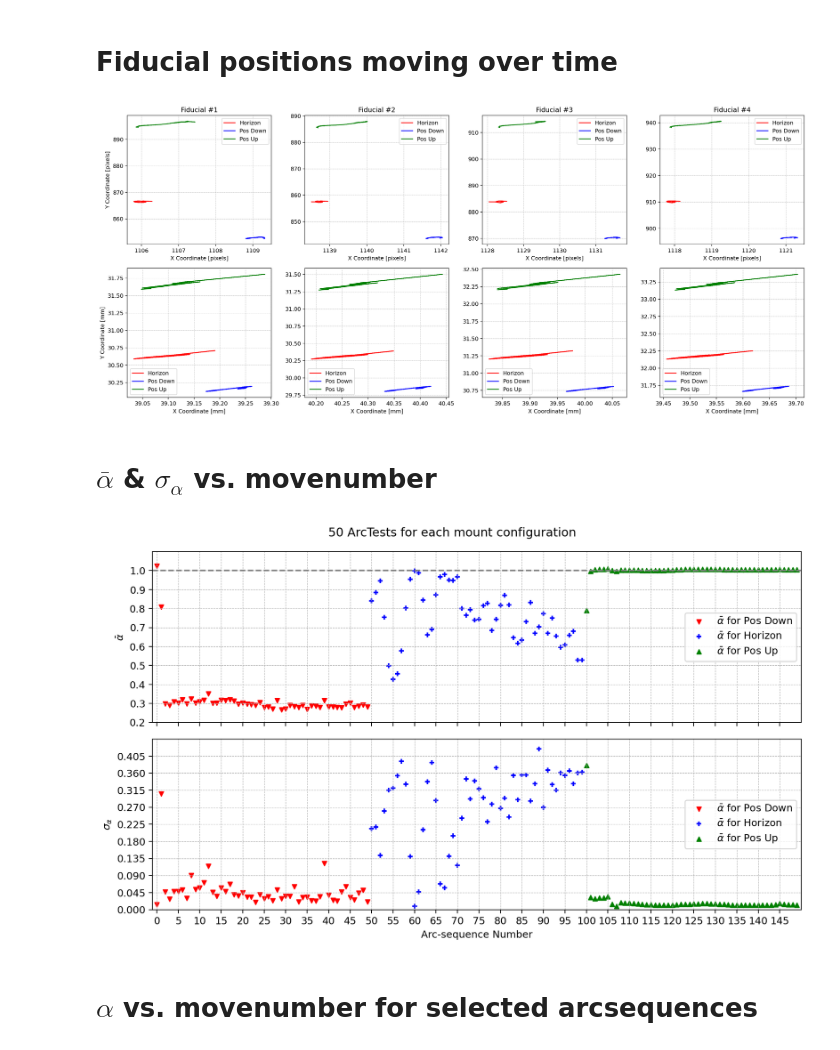
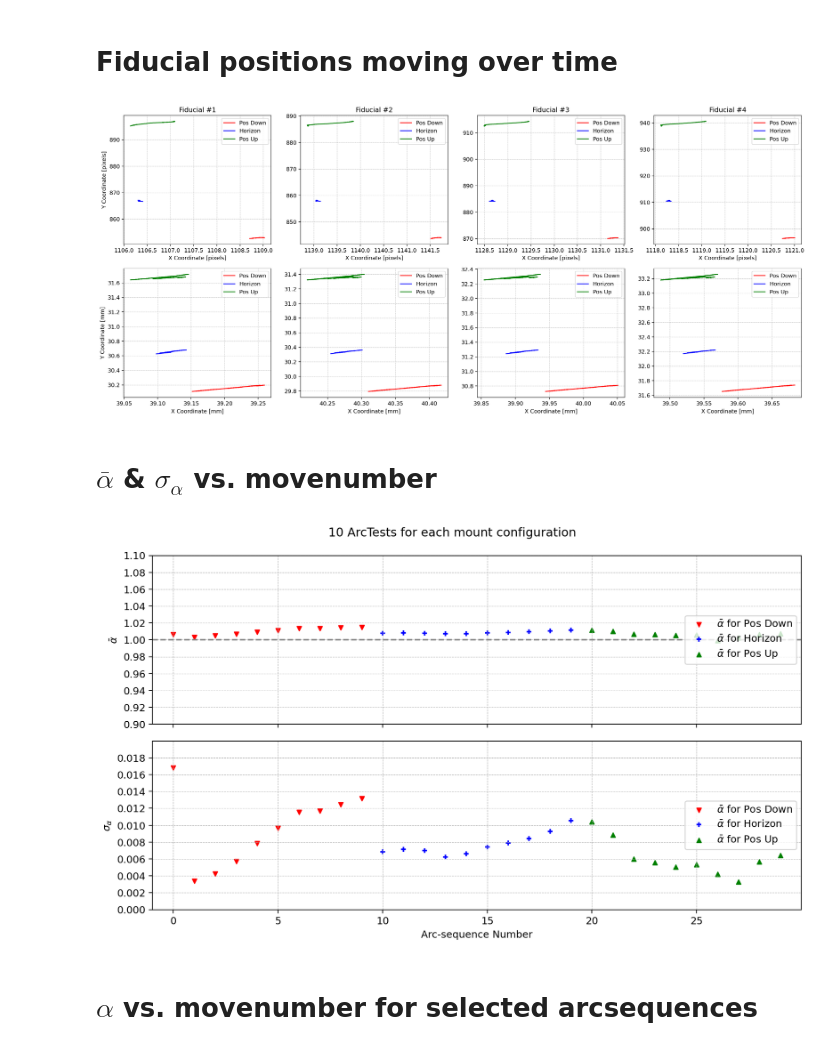
Before and after one commit to SSantosLab/DESI-QA, a Jupyter notebook: calib/Figures of Merit - long-arc tests.ipynb, the cells around one changed output. Saved outputs shown, nothing was run; the diff lists cells and outputs as text; code cells hidden in the pictures.

Commit message:
Database with 10ArcTheta test, figures from test included

```diff
--- a/calib/Figures of Merit - long-arc tests.ipynb
+++ b/calib/Figures of Merit - long-arc tests.ipynb
@@ -14,7 +14,7 @@ import find_center as fc
 from spotfinder import spotfinder
 from xylib import calc_movetables as cm
 
-figPath = '/home/msdos/DESI-QA/output/figures/LinPhiTests/50ArcTest/'
+figPath = '/home/msdos/DESI-QA/output/figures/LinPhiTests/10ArcThetaTest/'
 # %% [markdown]
 # Defining pertinent functions
 # %%
@@ -321,7 +321,7 @@ def getMeans(df,label='Alpha'):
 # %% [markdown]
 # Importing the database with relevant timestamps
 # %%
-testStart = np.datetime64('2023-06-27 10:40:00')
+testStart = np.datetime64('2023-06-28 16:46:00')
 testFinish = testStart + np.timedelta64(1,"h")
 # %%
 # Importing different databases
@@ -461,7 +461,7 @@ plt.show()
 # Fiducial positions moving over time
 # %%
 fid_index_start = 17
-MountConfigs = np.unique(df['Mount Configuration'])
+
 colors = ['red','blue','green']
 title = 'FiducialMovements'
 save=True
@@ -499,14 +499,12 @@ if save:
 
 plt.show()
 # %% [output]
-[figure, old version]
+[figure, new version]
 # %% [markdown]
 # $\bar{\alpha}$ & $\sigma_{\alpha}$ vs. movenumber
 # %%
-niter = 50
-
 save= True
-title = '50 ArcTests for each mount configuration'
+title = '10 ArcTests for each mount configuration'
 
 Transitions = np.array(['Positioner Down',"Horizon","Positioner Up"])
 Transition_colors = np.array(['red','blue','green'])
@@ -517,8 +515,8 @@ fig,axs = plt.subplots(2,1,figsize=[10,6],sharex=True)
 
 fig.suptitle(title)
 
-ylimit = [0.2,1.1]
-ystep = 0.1
+ylimit = [0.9,1.1]
+ystep = 0.02
 
 axs[0].grid(linestyle='--',linewidth=0.5)
 axs[0].hlines(1,-1,len(np.unique(df['ArcSession']))+1,linestyle='--',colors='grey')
@@ -538,38 +536,38 @@ axs[0].set_yticks(np.arange(ylimit[0],ylimit[1],step=ystep))
 axs[0].set_ylim(ylimit[0],ylimit[1])
 axs[0].legend(loc=5)
 
-ylimit = [0,0.45]
+ylimit = [0,0.02]
 ystep = (ylimit[1]-ylimit[0])/10
 
 axs[1].grid(linestyle='--',linewidth=0.5)
 axs[1].set_xlim(-1,max(df['ArcSession'])+1)
 axs[1].set_xlabel("Arc-sequence Number")
 axs[1].set_ylabel(r"$\sigma_{\alpha}}$")
 axs[1].set_xticks(np.arange(0,len(np.unique(df['ArcSession'])),step=5))
 
 for j in range(len(MountConfigs)):
     msk = df["Mount Configuration"]==MountConfigs[j]
 
     res, ind = np.unique(df[msk]["Std Alpha"], return_index=True)
     mean_std_arr = res[np.argsort(ind)]
 
     res2, ind2 = np.unique(df[msk]["ArcSession"], return_index=True)
 
     axs[1].scatter(res2,mean_std_arr,label=r"$\bar{\alpha}$ for "+MountConfigs[j],marker=pointmarkers[j],
                    color=Transition_colors[j],s=markersize)
 
 axs[1].set_yticks(np.arange(ylimit[0],ylimit[1],step=ystep))
 axs[1].set_ylim(ylimit[0],ylimit[1])
 axs[1].legend(loc=5)
 
 fig.tight_layout()
 
 if save:
     plt.savefig(figPath+title+'.jpg',dpi=180)
 
 plt.show()
 # %% [output]
-[figure, old version]
+[figure, new version]
 # %% [markdown]
 # $\alpha$ vs. movenumber for selected arcsequences
 # %%
```
Also changed, not shown: parts of 6 cells of this notebook, 42 other files.
